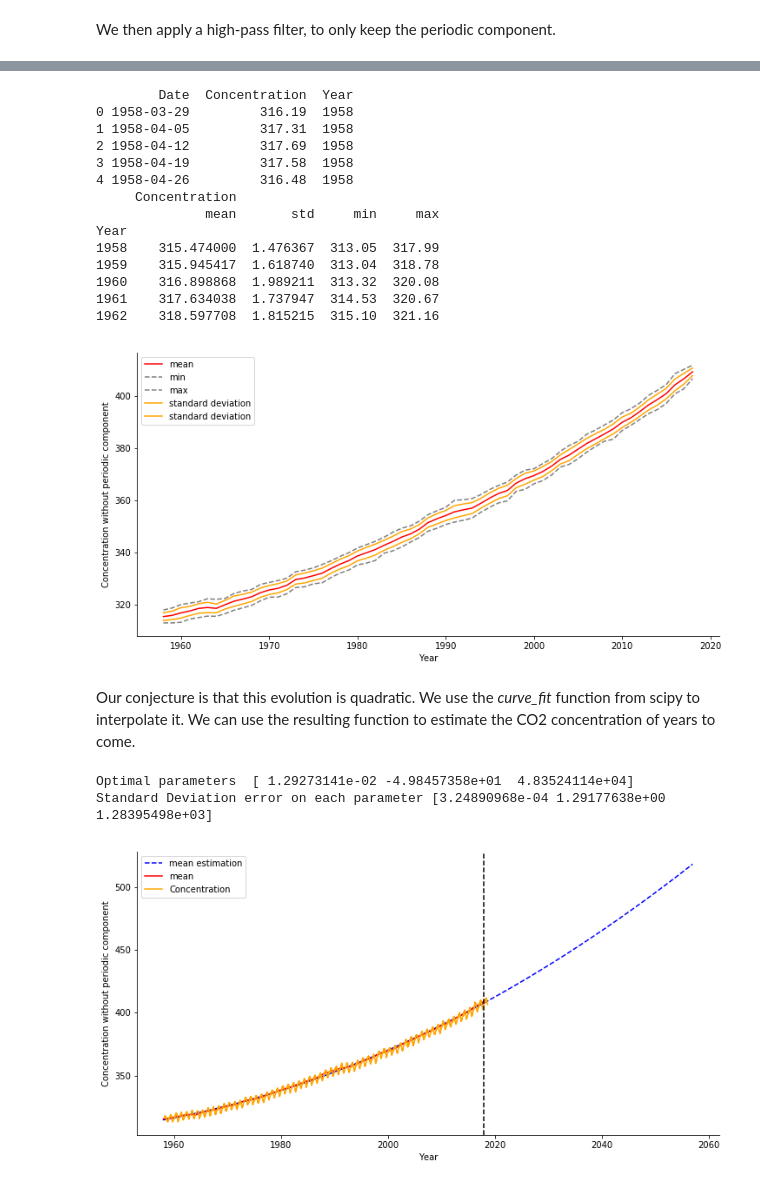
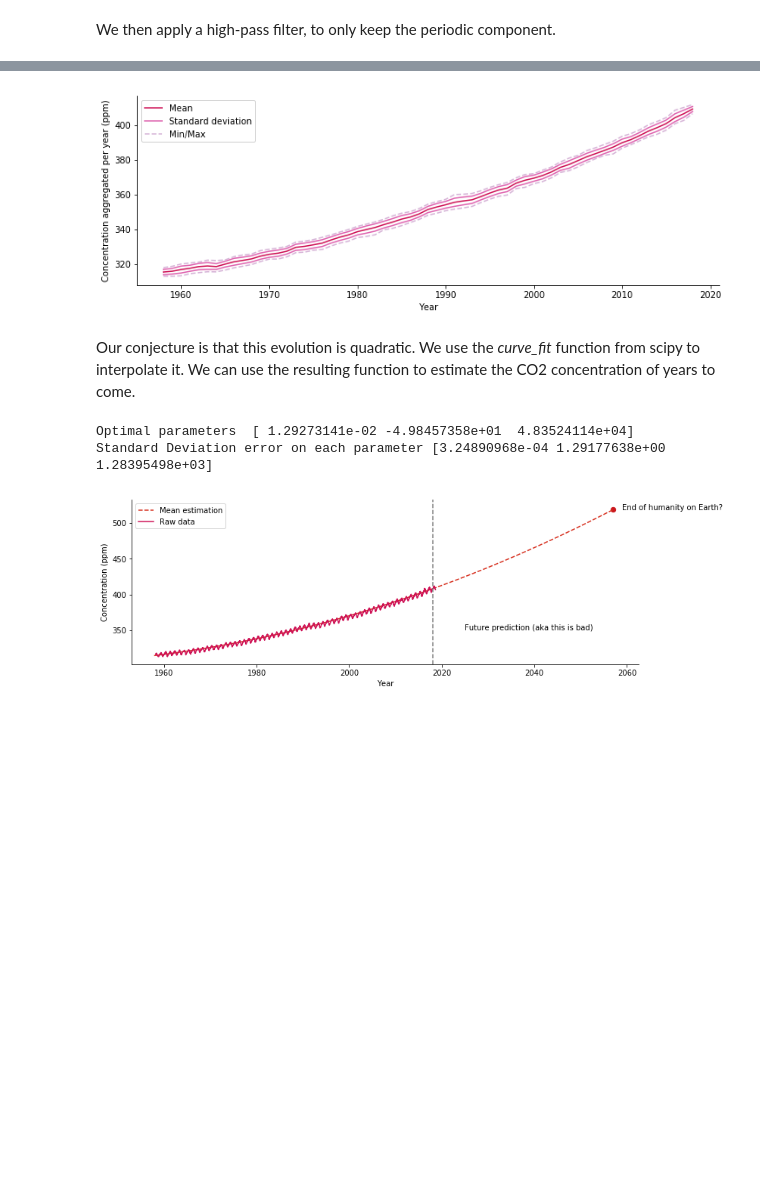
Before and after one commit to Aurele-Barriere/CO2_data_analysis, a Jupyter notebook: evolutionCO2.ipynb, the cells around one changed output, grey strips where cells are left out. Cells and saved outputs as stored; diff of their text form; code cells hidden in the pictures; blank space fills up the shorter version.

```diff
--- a/evolutionCO2.ipynb
+++ b/evolutionCO2.ipynb
@@ -156,37 +156,23 @@ We plot them on the following graph.
 # %%
 data['Year'] = data['Date'].apply(lambda x: int(x.strftime('%Y')))
 data_agg = data.groupby(['Year']).agg(['mean', 'std', 'min', 'max'])
-print(data.head())
-print(data_agg.head())
 
-f, ax1 = plt.subplots(1, 1, figsize=[12, 6])
-ax1.plot(data_agg['Concentration']['mean'], c='r')
+f, ax = plt.subplots(1, 1, figsize=[12, 4])
+ax.plot(data_agg['Concentration']['mean'], c='#ce1256', label='Mean')
+for i in [-1, 1]:
+    ax.plot(data_agg['Concentration']['mean'] + i * data_agg['Concentration']['std'], c='#df65b0', label='Standard deviation')
 for t in ['min', 'max']:
-    ax1.plot(data_agg['Concentration'][t], c='gray', linestyle='--', label=t)
-for i in [-1, 1]:
-    ax1.plot(data_agg['Concentration']['mean'] + i * data_agg['Concentration']['std'], c='orange', label='standard deviation')
-ax1.set_xlabel("Year")
-ax1.set_ylabel("Concentration without periodic component")
-ax1.spines['top'].set_visible(False)
-ax1.spines['right'].set_visible(False)
-ax1.legend()
+    ax.plot(data_agg['Concentration'][t], c='#d7b5d8', linestyle='--', label='Min/Max')
+ax.set_xlabel("Year")
+ax.set_ylabel("Concentration aggregated per year (ppm)")
+ax.spines['top'].set_visible(False)
+ax.spines['right'].set_visible(False)
+handles, labels = plt.gca().get_legend_handles_labels()
+order = [0,1,3]
+ax.legend([handles[idx] for idx in order],[labels[idx] for idx in order])
 plt.show()
 # %% [output]
-        Date  Concentration  Year
-0 1958-03-29         316.19  1958
-1 1958-04-05         317.31  1958
-2 1958-04-12         317.69  1958
-3 1958-04-19         317.58  1958
-4 1958-04-26         316.48  1958
-     Concentration
-              mean       std     min     max
-Year
-1958    315.474000  1.476367  313.05  317.99
-1959    315.945417  1.618740  313.04  318.78
-1960    316.898868  1.989211  313.32  320.08
-1961    317.634038  1.737947  314.53  320.67
-1962    318.597708  1.815215  315.10  321.16
-[figure, old version]
+[figure, new version]
 # %% [markdown]
 Our conjecture is that this evolution is quadratic.
 We use the *curve_fit* function from scipy to interpolate it.
@@ -205,19 +191,23 @@ print ('Standard Deviation error on each parameter', perr)
 
 year_range = np.arange(2018, 2058, 1)
 
-f, ax2 = plt.subplots(1, 1, figsize=[12, 6])
-ax2.plot(data_agg.index.values, func(data_agg.index.values, popt[0], popt[1], popt[2]),c='b')
-ax2.plot(year_range, func(year_range, popt[0], popt[1], popt[2]), linestyle='--',c='b',label='mean estimation')
-ax2.plot(data_agg['Concentration']['mean'], c='r')
-ax2.plot(dataYear, data['Concentration'], c='orange')
-ax2.axvline(x=2018, c='black', linestyle='--')
-ax2.set_xlabel("Year")
-ax2.set_ylabel("Concentration without periodic component")
-ax2.spines['top'].set_visible(False)
-ax2.spines['right'].set_visible(False)
-ax2.legend()
+f, ax = plt.subplots(1, 1, figsize=[12, 4])
+ax.plot(data_agg.index.values, func(data_agg.index.values, popt[0], popt[1], popt[2]), c='#d7301f')
+ax.plot(year_range, func(year_range, popt[0], popt[1], popt[2]), linestyle='--', c='#d7301f', label='Mean estimation')
+ax.plot(dataYear, data['Concentration'], c='#ce1256', label='Raw data')
+ax.axvline(x=2018, c='gray', linestyle='--')
+ax.set_xlabel("Year")
+ax.set_ylabel("Concentration (ppm)")
+ax.spines['top'].set_visible(False)
+ax.spines['right'].set_visible(False)
+ax.text(2025, 350, 'Future prediction (aka this is bad)')
+x = year_range[-1]
+y = func(x, popt[0], popt[1], popt[2])
+ax.scatter(x, y, c='#cb181d', s=40)
+ax.text(x + 2, y, 'End of humanity on Earth?')
+ax.legend()
 plt.show()
 # %% [output]
 Optimal parameters  [ 1.29273141e-02 -4.98457358e+01  4.83524114e+04]
 Standard Deviation error on each parameter [3.24890968e-04 1.29177638e+00 1.28395498e+03]
-[figure, old version]
+[figure, new version]
```
Also changed, not shown: parts of 9 cells of this notebook, 1 other file.
